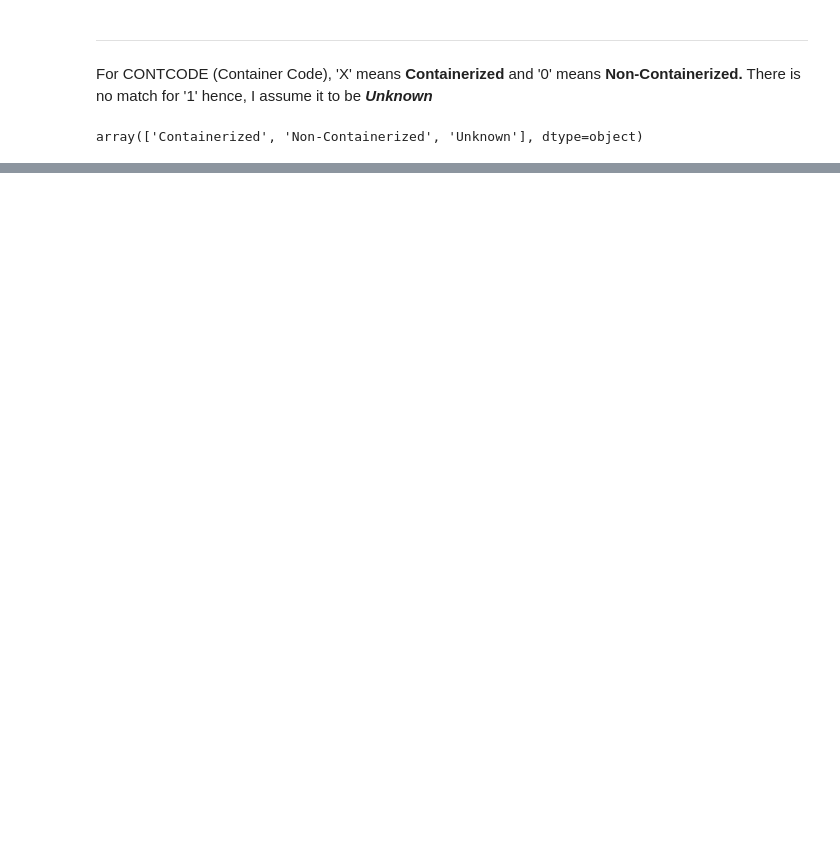
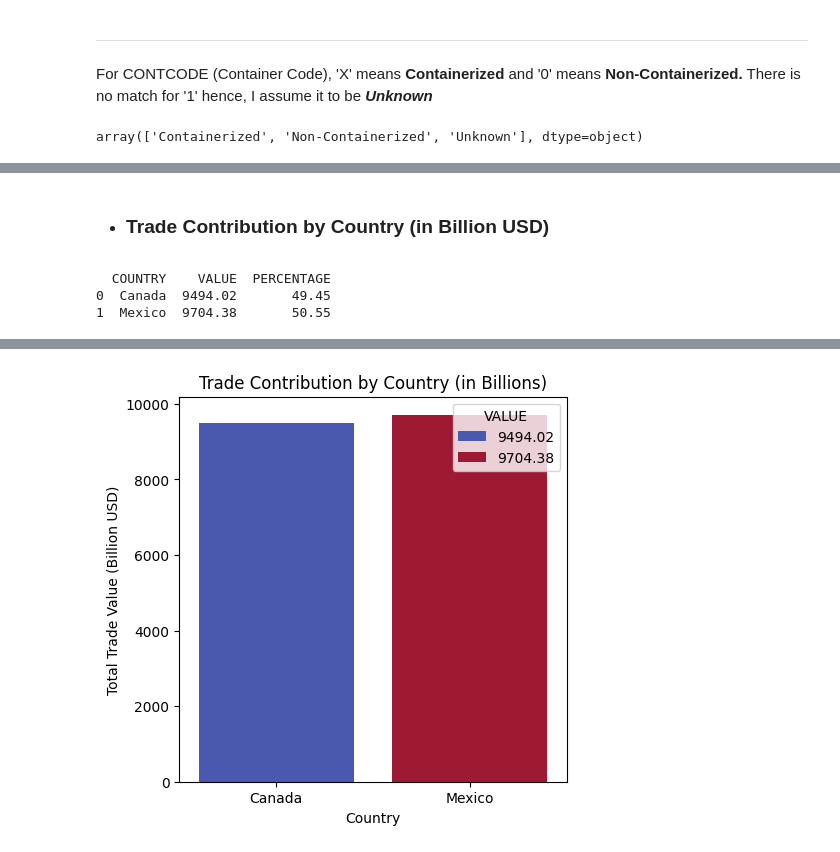
Before and after one commit to matth-adenyo/TransBorder_Freight_Data_Analysis, a Jupyter notebook: Trans-Border Freight Analysis.ipynb, the cells around one changed output, grey strips where cells are left out. Drawn from its saved outputs; the diff is of its cells as text; code cells hidden in the pictures; blank space fills up the shorter version.

```diff
--- a/Trans-Border Freight Analysis.ipynb
+++ b/Trans-Border Freight Analysis.ipynb
@@ -577,0 +753,22 @@ memory usage: 745.8+ MB
+# %% [markdown]
+- ### Trade Contribution by Country (in Billion USD)
+# %%
+country_values = final_data.groupby('COUNTRY')['VALUE'].sum().reset_index()
+country_values['VALUE'] = (country_values['VALUE'] / 1_000_000_000).round(2)
+
+# Percentage contribution
+total_trade = country_values['VALUE'].sum()
+country_values['PERCENTAGE'] = ((country_values['VALUE'] / total_trade) * 100).round(2)
+
+print(country_values)
+
+plt.figure(figsize = (5, 5))
+sns.barplot(x = country_values['COUNTRY'], y = country_values['VALUE'], hue = country_values['VALUE'], palette = 'coolwarm')
+plt.xlabel('Country')
+plt.ylabel('Total Trade Value (Billion USD)')
+plt.title('Trade Contribution by Country (in Billions)')
+plt.show()
+# %% [output]
+  COUNTRY    VALUE  PERCENTAGE
+0  Canada  9494.02       49.45
+1  Mexico  9704.38       50.55
@@ -577,0 +781 @@ memory usage: 745.8+ MB
+[figure, added]
```
Also changed, not shown: parts of 133 cells of this notebook.
